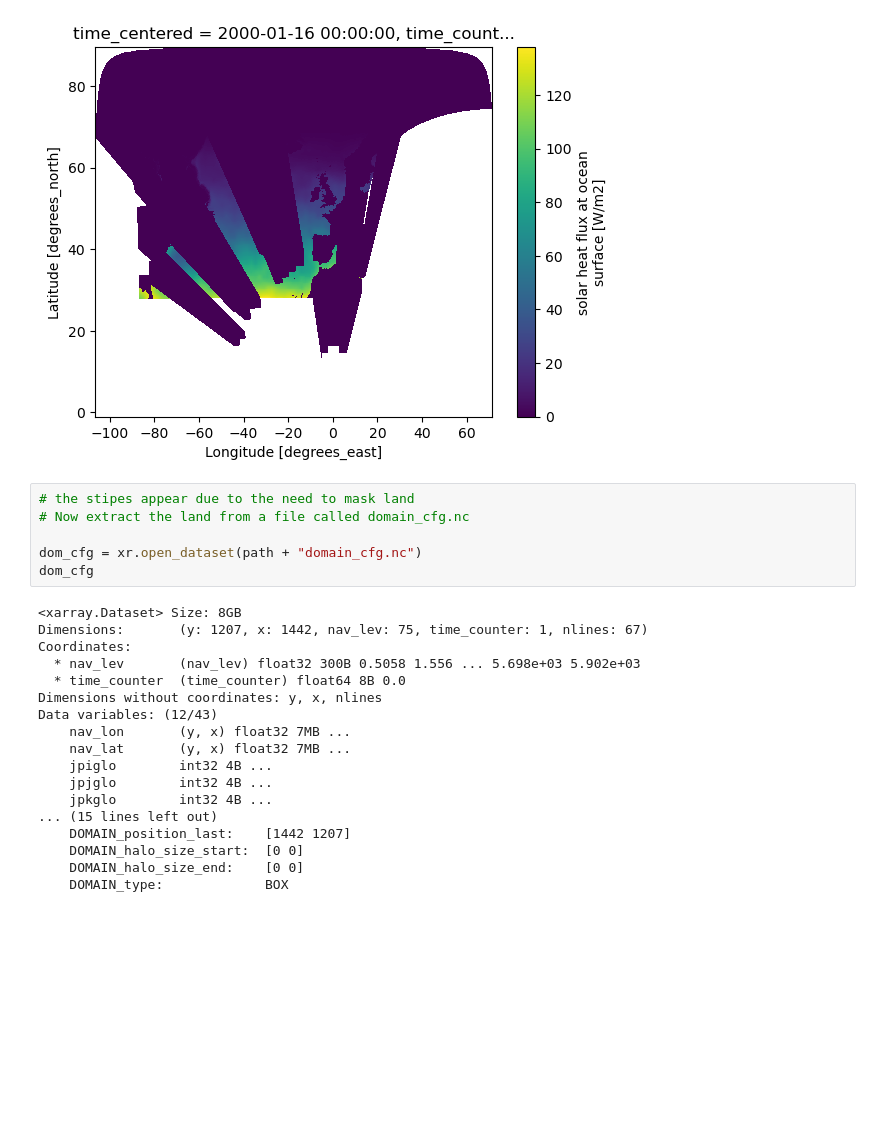
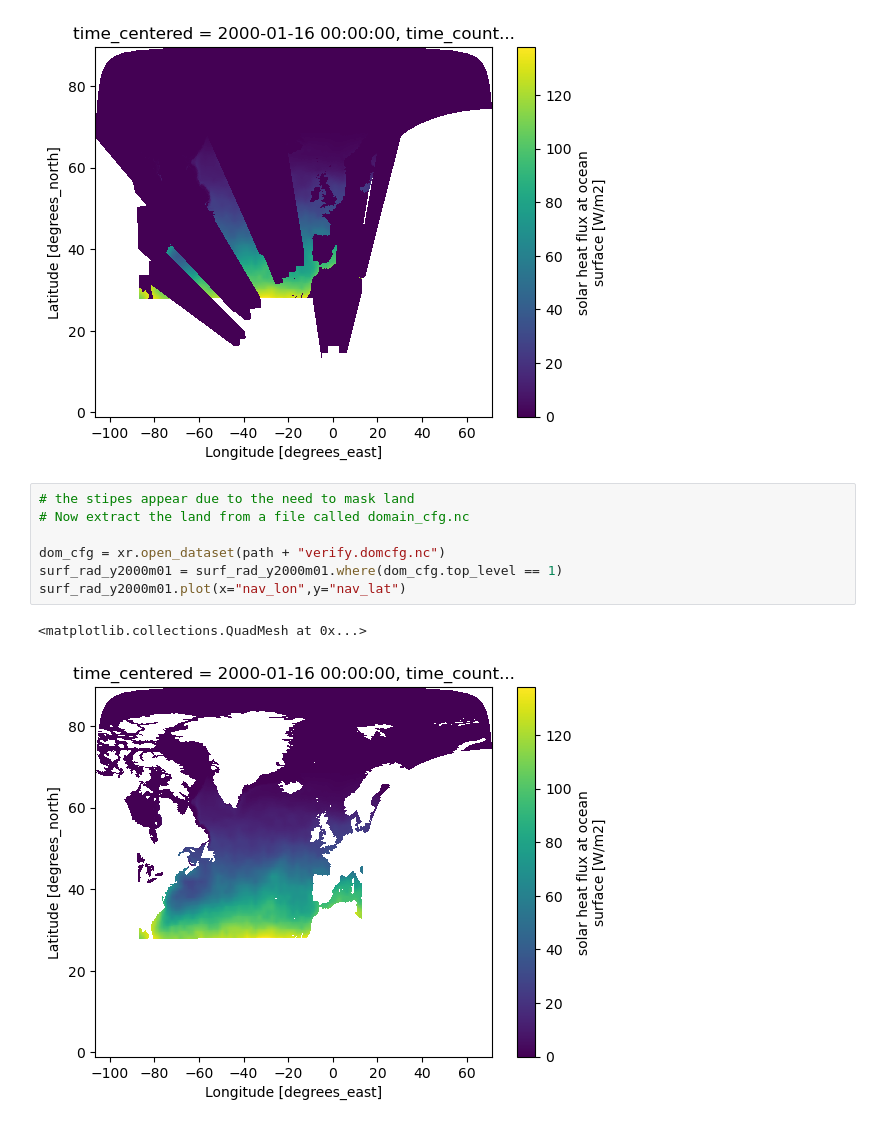
Before and after one commit to NOC-MSM/ARIA_workshop, a Jupyter notebook: Challenges/Challenge1.ipynb, the cells around one changed output. Saved outputs shown, nothing was run; the diff lists cells and outputs as text; blank space fills up the shorter version.

```diff
--- a/Challenges/Challenge1.ipynb
+++ b/Challenges/Challenge1.ipynb
@@ -123,27 +131,13 @@ surf_rad_y2000m01.plot(x="nav_lon",y="nav_lat")
 # %%
 # the stipes appear due to the need to mask land
 # Now extract the land from a file called domain_cfg.nc
 
-dom_cfg = xr.open_dataset(path + "domain_cfg.nc")
-dom_cfg
+dom_cfg = xr.open_dataset(path + "verify.domcfg.nc")
+surf_rad_y2000m01 = surf_rad_y2000m01.where(dom_cfg.top_level == 1)
+surf_rad_y2000m01.plot(x="nav_lon",y="nav_lat")
 # %% [output]
-<xarray.Dataset> Size: 8GB
-Dimensions:       (y: 1207, x: 1442, nav_lev: 75, time_counter: 1, nlines: 67)
-Coordinates:
-  * nav_lev       (nav_lev) float32 300B 0.5058 1.556 ... 5.698e+03 5.902e+03
-  * time_counter  (time_counter) float64 8B 0.0
-Dimensions without coordinates: y, x, nlines
-Data variables: (12/43)
-    nav_lon       (y, x) float32 7MB ...
-    nav_lat       (y, x) float32 7MB ...
-    jpiglo        int32 4B ...
-    jpjglo        int32 4B ...
-    jpkglo        int32 4B ...
-... (15 lines left out)
-    DOMAIN_position_last:    [1442 1207]
-    DOMAIN_halo_size_start:  [0 0]
-    DOMAIN_halo_size_end:    [0 0]
-    DOMAIN_type:             BOX
+<matplotlib.collections.QuadMesh at 0x...>
+[figure, added]
 # %%
 # now let us plot using a transform
 ax=plt.subplot(projection=ccrs.PlateCarree())
```
Also changed, not shown: parts of 3 cells of this notebook, 1 other file.
